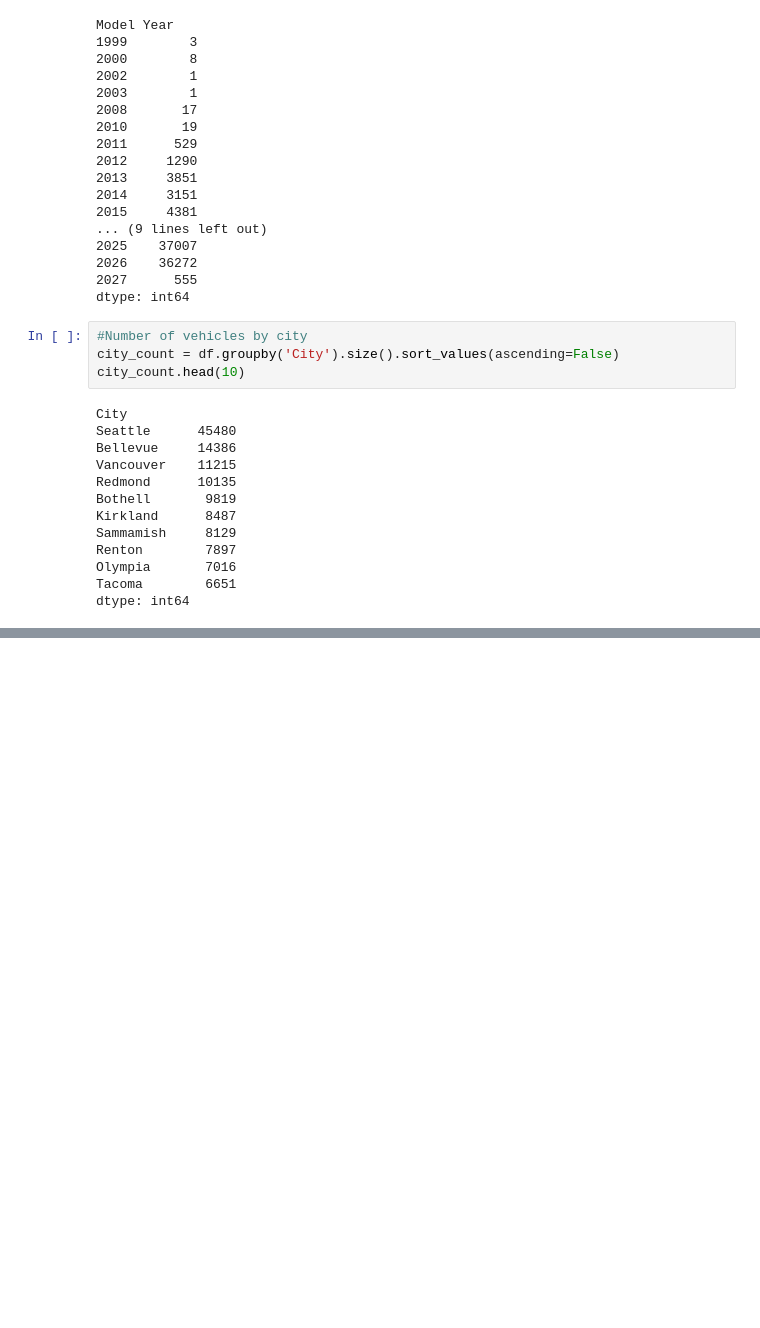
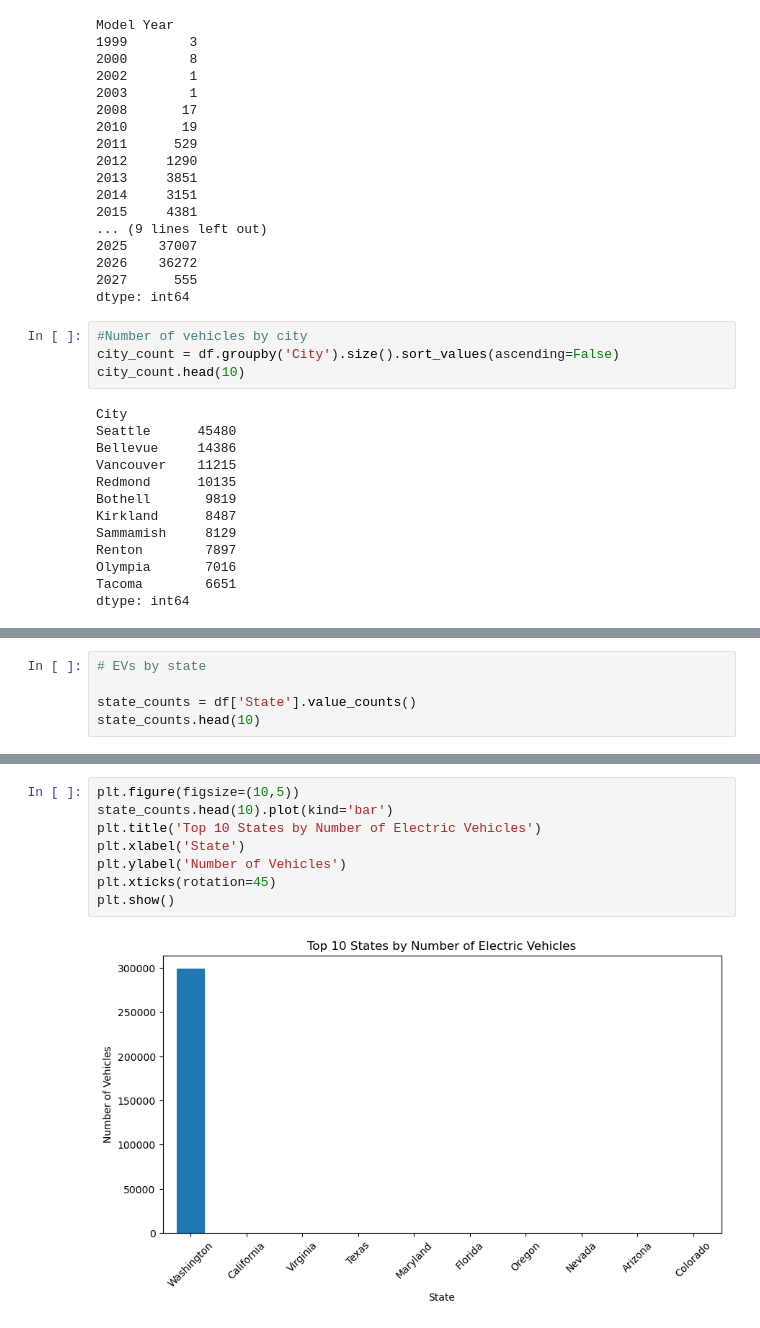
Before and after one commit to varshaamith8-coder/MAIN-PROJECT, a Jupyter notebook: MAIN PROJECT.ipynb, the cells around one changed output, grey strips where cells are left out. Drawn from its saved outputs; the diff is of its cells as text; blank space fills up the shorter version.

```diff
--- a/MAIN PROJECT.ipynb
+++ b/MAIN PROJECT.ipynb
@@ -505,0 +639,5 @@ df
+# %%
+# EVs by state
+
+state_counts = df['State'].value_counts()
+state_counts.head(10)
@@ -505,0 +657,10 @@ df
+# %%
+plt.figure(figsize=(10,5))
+state_counts.head(10).plot(kind='bar')
+plt.title('Top 10 States by Number of Electric Vehicles')
+plt.xlabel('State')
+plt.ylabel('Number of Vehicles')
+plt.xticks(rotation=45)
+plt.show()
+# %% [output]
+[figure, added]
```
Also changed, not shown: parts of 60 cells of this notebook.
